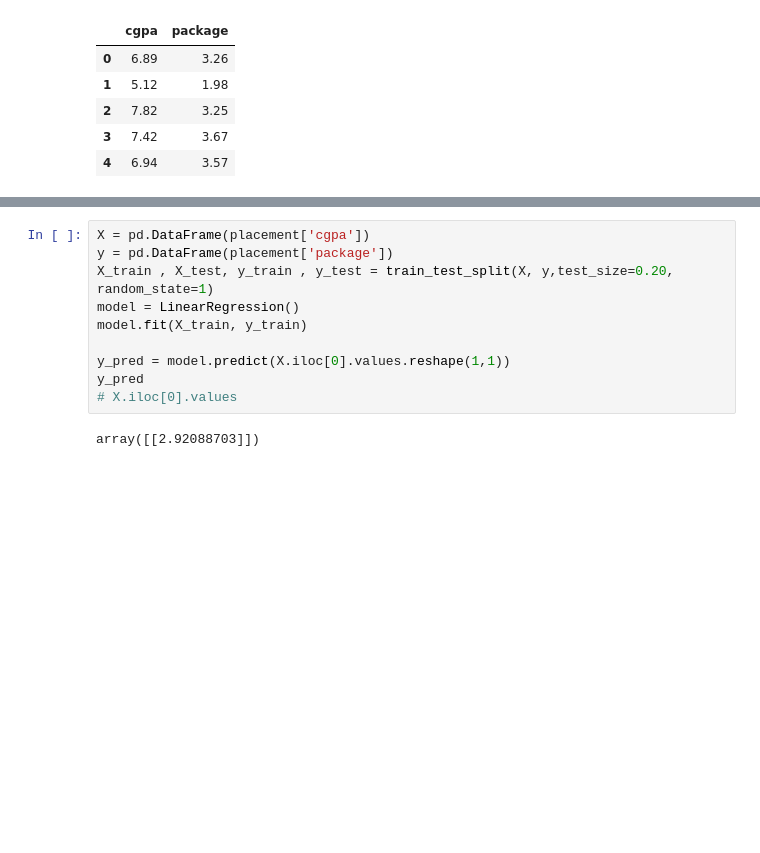
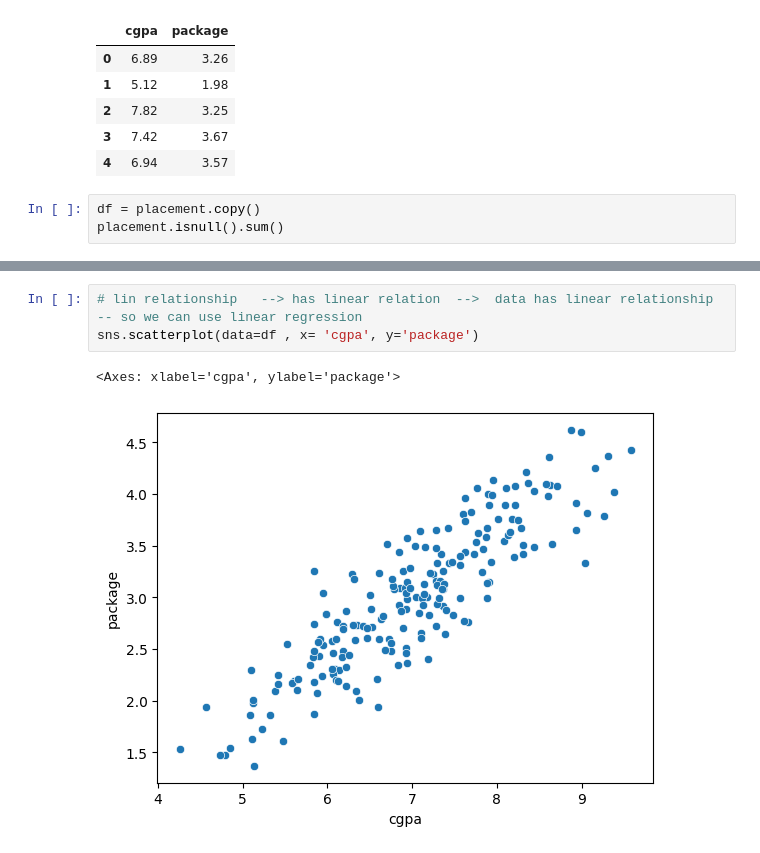
Before and after one commit to SaurabhLomate/Learn_AI-ML, a Jupyter notebook: machineLearning/01_regression/lin_regression.ipynb, the cells around one changed output, grey strips where cells are left out. Cells and saved outputs as stored; diff of their text form; blank space fills up the shorter version.

Commit message:
learn linear regression and its assumptions

```diff
--- a/machineLearning/01_regression/lin_regression.ipynb
+++ b/machineLearning/01_regression/lin_regression.ipynb
@@ -19,3 +19,6 @@ placement.head()
 | 2 | 7.82 | 3.25 |
 | 3 | 7.42 | 3.67 |
 | 4 | 6.94 | 3.57 |
+# %%
+df = placement.copy()
+placement.isnull().sum()
@@ -22,12 +38,6 @@ placement.head()
 # %%
-X = pd.DataFrame(placement['cgpa'])
-y = pd.DataFrame(placement['package'])
-X_train , X_test, y_train , y_test = train_test_split(X, y,test_size=0.20, random_state=1)
-model = LinearRegression()
-model.fit(X_train, y_train)
-
-y_pred = model.predict(X.iloc[0].values.reshape(1,1))
-y_pred
-# X.iloc[0].values
+# lin relationship   --> has linear relation  -->  data has linear relationship -- so we can use linear regression
+sns.scatterplot(data=df , x= 'cgpa', y='package')
 # %% [output]
-array([[2.92088703]])
+<Axes: xlabel='cgpa', ylabel='package'>
+[figure, added]
```
Also changed, not shown: parts of 10 cells of this notebook, 6 other files.
